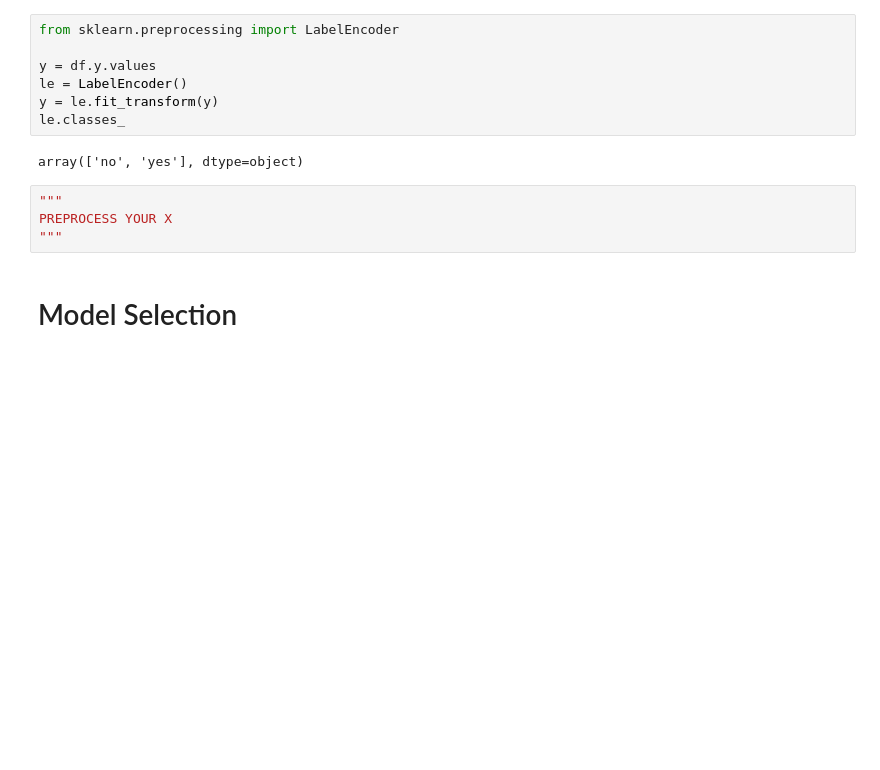
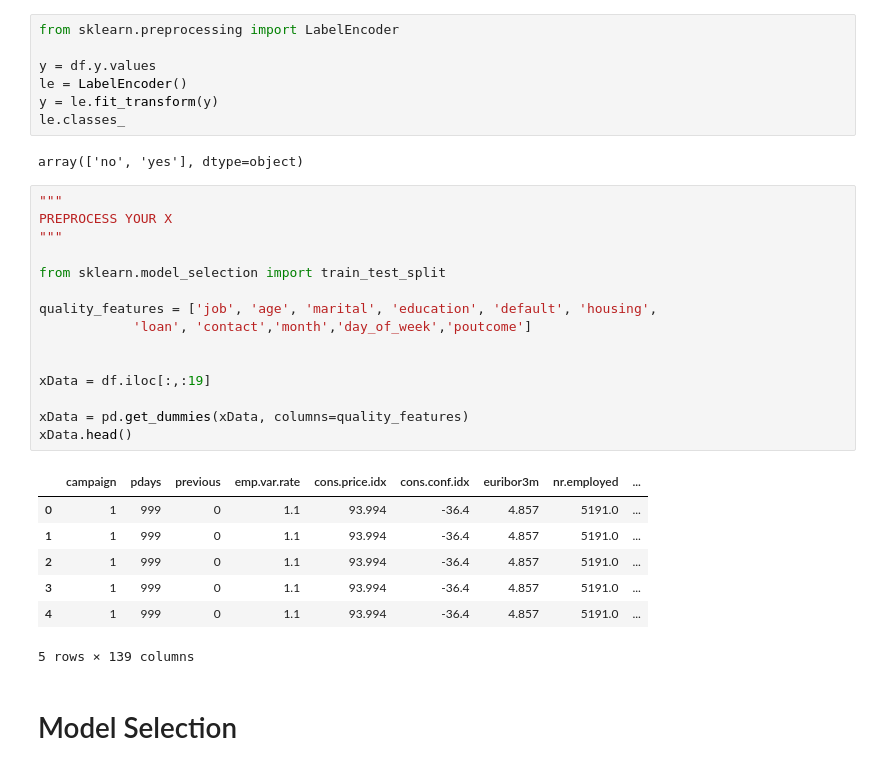
Before and after one commit to kwarodom/sidtechtalent, a Jupyter notebook: ML-Week3/Exercise/exercise.ipynb, the cells around one changed output. Saved outputs shown, nothing was run; the diff lists cells and outputs as text; blank space fills up the shorter version.

```diff
--- a/ML-Week3/Exercise/exercise.ipynb
+++ b/ML-Week3/Exercise/exercise.ipynb
@@ -95,10 +95,29 @@ y = le.fit_transform(y)
 le.classes_
 # %% [output]
 array(['no', 'yes'], dtype=object)
-# %%
-"""
-PREPROCESS YOUR X
-"""
+# %%
+"""
+PREPROCESS YOUR X
+"""
+
+from sklearn.model_selection import train_test_split
+
+quality_features = ['job', 'age', 'marital', 'education', 'default', 'housing',
+            'loan', 'contact','month','day_of_week','poutcome']
+
+
+xData = df.iloc[:,:19]
+
+xData = pd.get_dummies(xData, columns=quality_features)
+xData.head()
+# %% [output]
+|  | campaign | pdays | previous | emp.var.rate | cons.price.idx | cons.conf.idx | euribor3m | nr.employed | ... |
+| 0 | 1 | 999 | 0 | 1.1 | 93.994 | -36.4 | 4.857 | 5191.0 | ... |
+| 1 | 1 | 999 | 0 | 1.1 | 93.994 | -36.4 | 4.857 | 5191.0 | ... |
+| 2 | 1 | 999 | 0 | 1.1 | 93.994 | -36.4 | 4.857 | 5191.0 | ... |
+| 3 | 1 | 999 | 0 | 1.1 | 93.994 | -36.4 | 4.857 | 5191.0 | ... |
+| 4 | 1 | 999 | 0 | 1.1 | 93.994 | -36.4 | 4.857 | 5191.0 | ... |
+5 rows × 139 columns
 # %% [markdown]
 # Model Selection
 # %%
```
Also changed, not shown: parts of 10 cells of this notebook.
